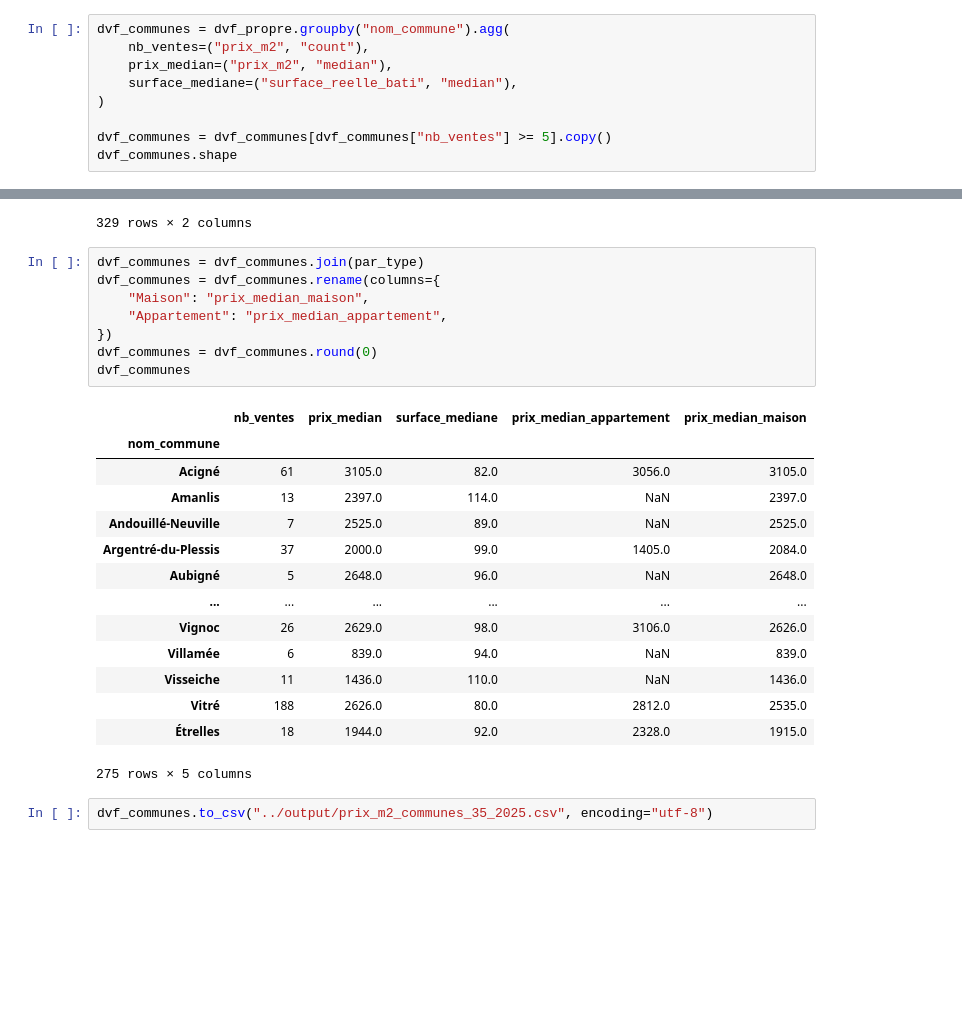
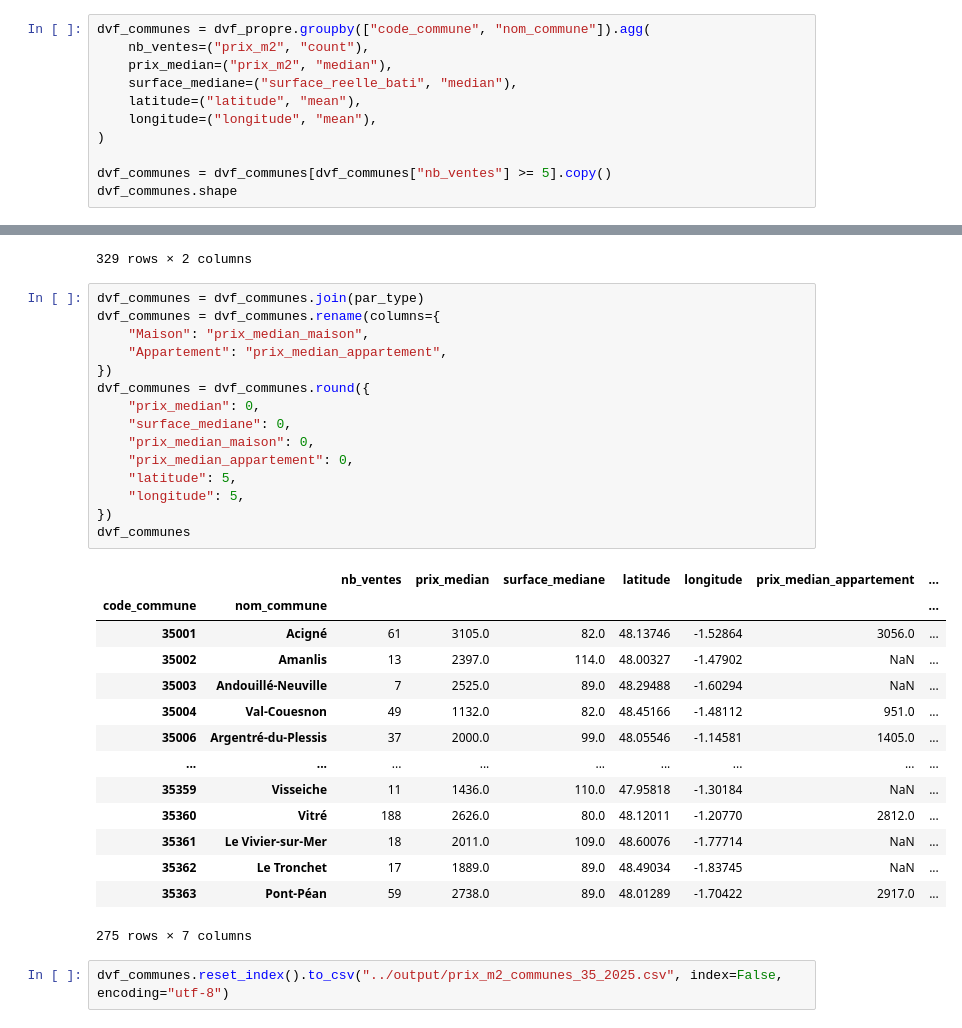
Before and after one commit to CorollerAntoine/dvf_ille_et_vilaine, a Jupyter notebook: notebooks/exploration_dvf.ipynb, the cells around one changed output, grey strips where cells are left out. Saved outputs shown, nothing was run; the diff lists cells and outputs as text; blank space fills up the shorter version.

```diff
--- a/notebooks/exploration_dvf.ipynb
+++ b/notebooks/exploration_dvf.ipynb
@@ -379,10 +377,12 @@ dvf_propre.head()
 | 19 | 2025-449686 | 2025-01-06 | Vente | 124000.0 | 35170.0 | 35047 | Bruz | ... |
 | 22 | 2025-449687 | 2025-01-03 | Vente | 275000.0 | 35240.0 | 35239 | Retiers | ... |
 # %%
-dvf_communes = dvf_propre.groupby("nom_commune").agg(
+dvf_communes = dvf_propre.groupby(["code_commune", "nom_commune"]).agg(
     nb_ventes=("prix_m2", "count"),
     prix_median=("prix_m2", "median"),
     surface_mediane=("surface_reelle_bati", "median"),
+    latitude=("latitude", "mean"),
+    longitude=("longitude", "mean"),
 )
 
 dvf_communes = dvf_communes[dvf_communes["nb_ventes"] >= 5].copy()
@@ -416,25 +416,32 @@ par_type
 # %%
 dvf_communes = dvf_communes.join(par_type)
 dvf_communes = dvf_communes.rename(columns={
     "Maison": "prix_median_maison",
     "Appartement": "prix_median_appartement",
 })
-dvf_communes = dvf_communes.round(0)
+dvf_communes = dvf_communes.round({
+    "prix_median": 0,
+    "surface_mediane": 0,
+    "prix_median_maison": 0,
+    "prix_median_appartement": 0,
+    "latitude": 5,
+    "longitude": 5,
+})
 dvf_communes
 # %% [output]
-|  | nb_ventes | prix_median | surface_mediane | prix_median_appartement | prix_median_maison |
-| nom_commune |  |  |  |  |  |
-| Acigné | 61 | 3105.0 | 82.0 | 3056.0 | 3105.0 |
-| Amanlis | 13 | 2397.0 | 114.0 | NaN | 2397.0 |
-| Andouillé-Neuville | 7 | 2525.0 | 89.0 | NaN | 2525.0 |
-| Argentré-du-Plessis | 37 | 2000.0 | 99.0 | 1405.0 | 2084.0 |
-| Aubigné | 5 | 2648.0 | 96.0 | NaN | 2648.0 |
-| ... | ... | ... | ... | ... | ... |
-| Vignoc | 26 | 2629.0 | 98.0 | 3106.0 | 2626.0 |
-| Villamée | 6 | 839.0 | 94.0 | NaN | 839.0 |
-| Visseiche | 11 | 1436.0 | 110.0 | NaN | 1436.0 |
-| Vitré | 188 | 2626.0 | 80.0 | 2812.0 | 2535.0 |
-| Étrelles | 18 | 1944.0 | 92.0 | 2328.0 | 1915.0 |
+|  |  | nb_ventes | prix_median | surface_mediane | latitude | longitude | prix_median_appartement | ... |
+| code_commune | nom_commune |  |  |  |  |  |  | ... |
+| 35001 | Acigné | 61 | 3105.0 | 82.0 | 48.13746 | -1.52864 | 3056.0 | ... |
+| 35002 | Amanlis | 13 | 2397.0 | 114.0 | 48.00327 | -1.47902 | NaN | ... |
+| 35003 | Andouillé-Neuville | 7 | 2525.0 | 89.0 | 48.29488 | -1.60294 | NaN | ... |
+| 35004 | Val-Couesnon | 49 | 1132.0 | 82.0 | 48.45166 | -1.48112 | 951.0 | ... |
+| 35006 | Argentré-du-Plessis | 37 | 2000.0 | 99.0 | 48.05546 | -1.14581 | 1405.0 | ... |
+| ... | ... | ... | ... | ... | ... | ... | ... | ... |
+| 35359 | Visseiche | 11 | 1436.0 | 110.0 | 47.95818 | -1.30184 | NaN | ... |
+| 35360 | Vitré | 188 | 2626.0 | 80.0 | 48.12011 | -1.20770 | 2812.0 | ... |
+| 35361 | Le Vivier-sur-Mer | 18 | 2011.0 | 109.0 | 48.60076 | -1.77714 | NaN | ... |
+| 35362 | Le Tronchet | 17 | 1889.0 | 89.0 | 48.49034 | -1.83745 | NaN | ... |
+| 35363 | Pont-Péan | 59 | 2738.0 | 89.0 | 48.01289 | -1.70422 | 2917.0 | ... |
-275 rows × 5 columns
+275 rows × 7 columns
 # %%
-dvf_communes.to_csv("../output/prix_m2_communes_35_2025.csv", encoding="utf-8")
+dvf_communes.reset_index().to_csv("../output/prix_m2_communes_35_2025.csv", index=False, encoding="utf-8")
```
Also changed, not shown: parts of 3 cells of this notebook, 6 other files.
